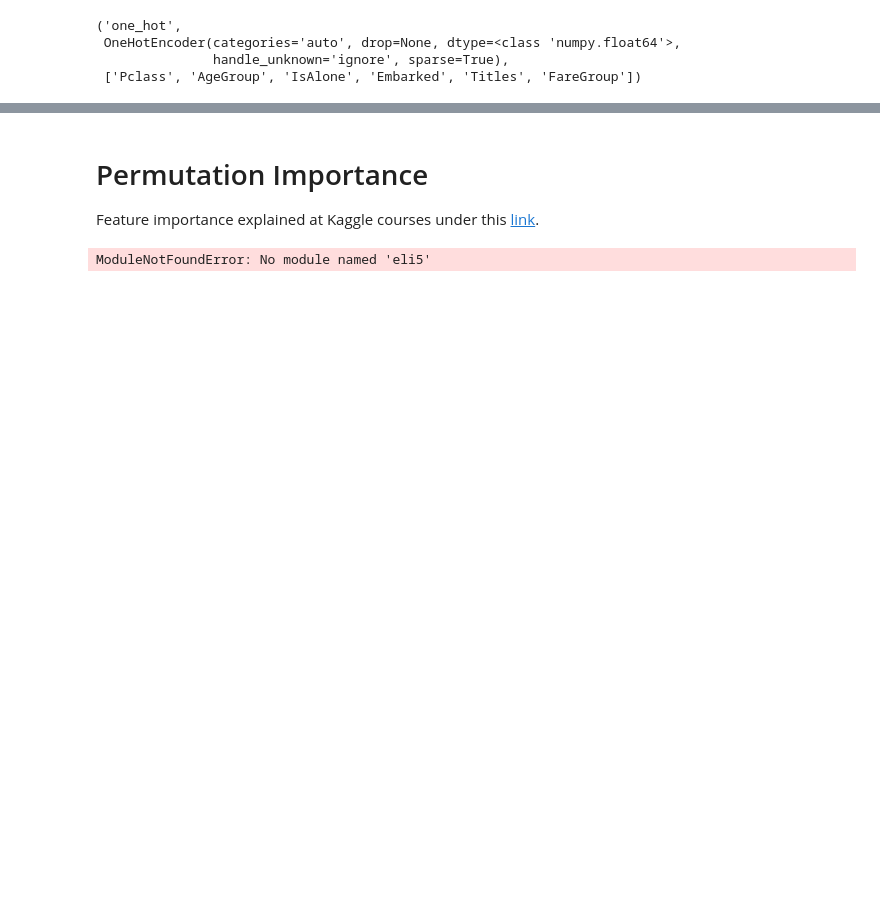
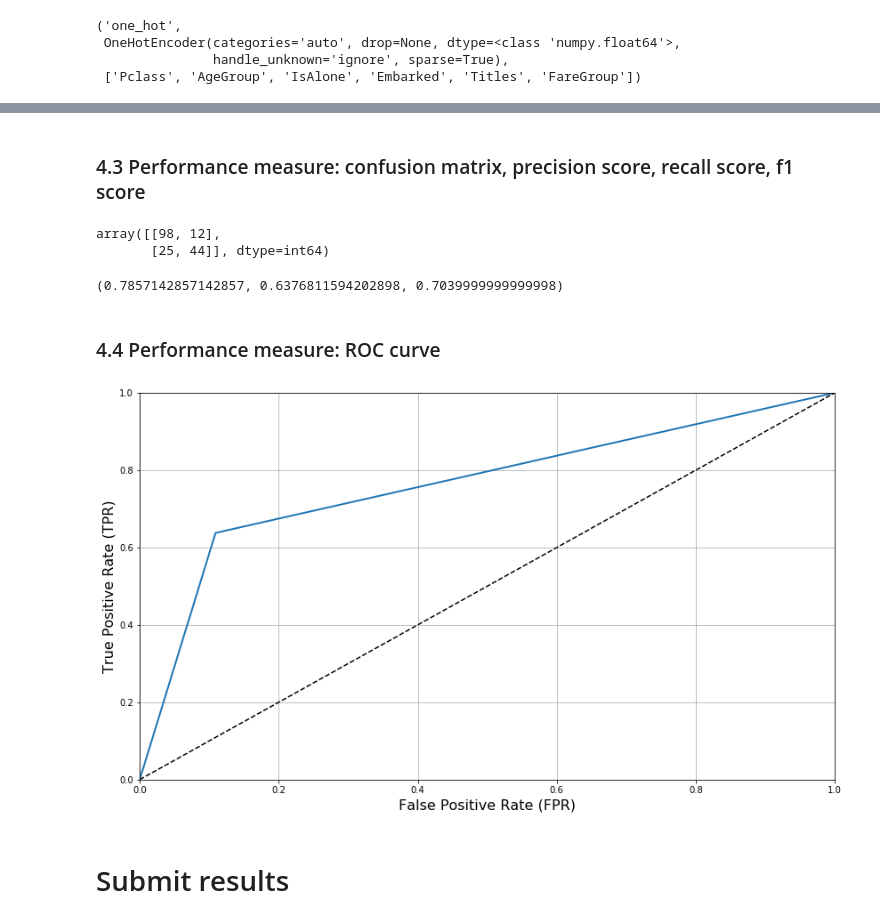
Before and after one commit to albert-kuc/Kaggle, a Jupyter notebook: Titanic/Getting Started with Titanic.ipynb, the cells around one changed output, grey strips where cells are left out. Saved outputs shown, nothing was run; the diff lists cells and outputs as text; code cells hidden in the pictures; blank space fills up the shorter version.

Commit message:
Updated Titanic with cross validation, confusion matrix, roc_curve

```diff
--- a/Titanic/Getting Started with Titanic.ipynb
+++ b/Titanic/Getting Started with Titanic.ipynb
@@ -1007 +946,42 @@ array([0.07054507, 0.12491728, 0.05488988, 0.01701457, 0.08048387,
+# %% [markdown]
+### 4.3 Performance measure: confusion matrix, precision score, recall score, f1 score
+# %%
+from sklearn.model_selection import cross_val_predict
+from sklearn.metrics import confusion_matrix
+
+y_test_pred = cross_val_predict(
+    rf, X_test, y_test, cv=3
+)
+confusion_matrix(y_test, y_test_pred)
+# %% [output]
+array([[98, 12],
+       [25, 44]], dtype=int64)
+# %%
+from sklearn.metrics import precision_score, recall_score, f1_score
+ps = precision_score(y_test, y_test_pred)
+rs = recall_score(y_test, y_test_pred)
+f1s = f1_score(y_test, y_test_pred)
+ps, rs, f1s
+# %% [output]
+(0.7857142857142857, 0.6376811594202898, 0.7039999999999998)
+# %% [markdown]
+### 4.4 Performance measure: ROC curve
+# %%
+from sklearn.metrics import roc_curve
+fpr, tpr, thresholds = roc_curve(y_test, y_test_pred)
+# %%
+plt.figure(figsize=(14, 8))
+def plot_roc_curve(fpr, tpr, label=None):
+    plt.plot(fpr, tpr, linewidth=2, label=label)
+    plt.plot([0, 1], [0, 1], 'k--')
+    plt.axis([0, 1, 0, 1])
+    plt.xlabel('False Positive Rate (FPR)', fontsize=16)
+    plt.ylabel('True Positive Rate (TPR)', fontsize=16)
+    plt.grid(True)
+plot_roc_curve(fpr, tpr)
+plt.show()
+# %% [output]
+[figure, added]
+# %% [markdown]
+# Submit results
 # %%
@@ -1013,14 +991,3 @@ array([0.07054507, 0.12491728, 0.05488988, 0.01701457, 0.08048387,
 #                        'Survived': predictions})
 # output.to_csv('my_submission.csv', index=False)
 # print('Your submission was successfully saved')
-# %% [markdown]
-# Permutation Importance
-Feature importance explained at Kaggle courses under this [link](https://www.kaggle.com/dansbecker/permutation-importance).
-# %%
-import eli5
-from eli5.sklearn import PermutationImportance
-
-perm = PermutationImportance(my_model, random_state=1).fit(val_X, val_y)
-eli5.show_weights(perm, feature_names = val_X.columns.tolist())
-# %% [output]
-ModuleNotFoundError: No module named 'eli5'
```
Also changed, not shown: parts of 15 cells of this notebook.
